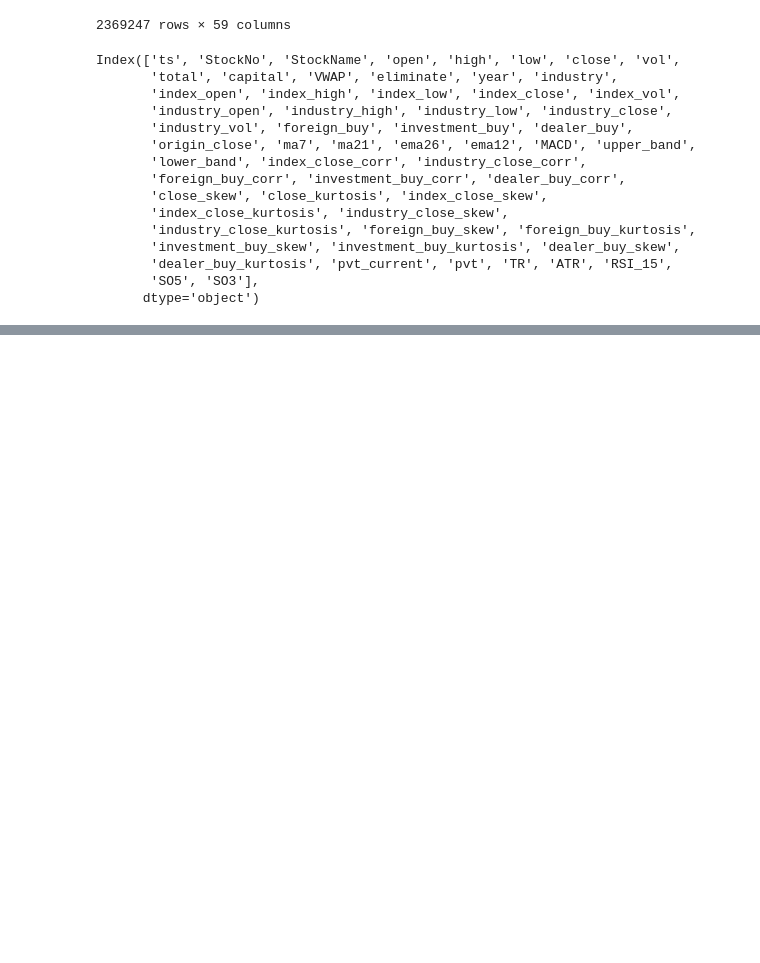
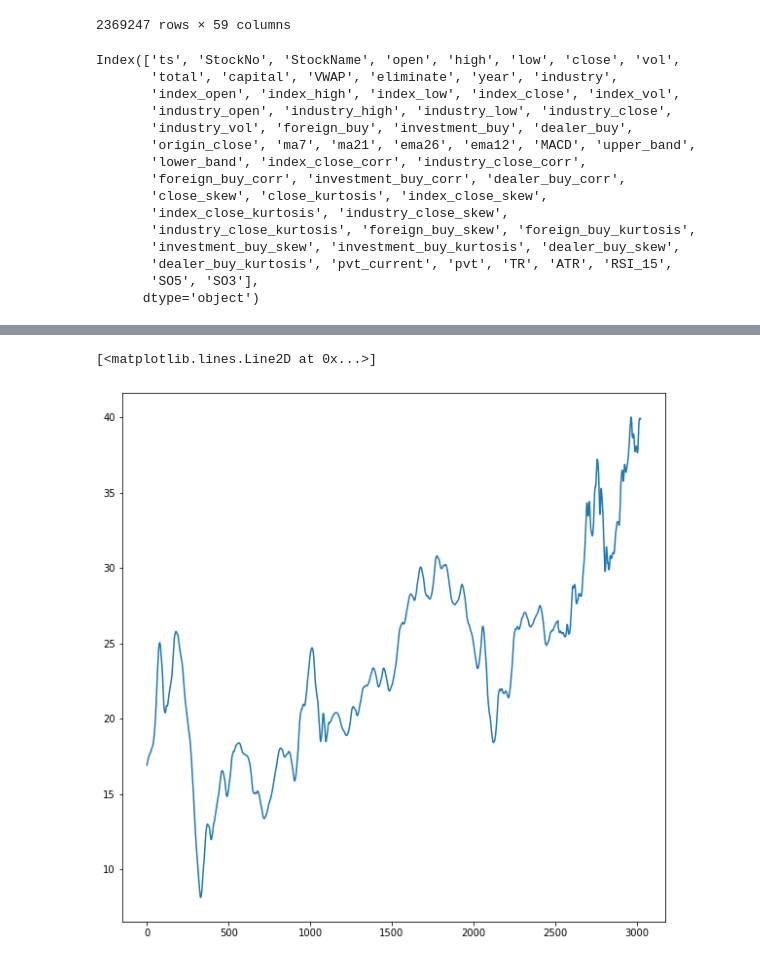
Before and after one commit to datateams0982/Inventory_Check, a Jupyter notebook: FeatureEngineering/Feature_Engineering.ipynb, the cells around one changed output, grey strips where cells are left out. Saved outputs shown, nothing was run; the diff lists cells and outputs as text; code cells hidden in the pictures; blank space fills up the shorter version.

```diff
--- a/FeatureEngineering/Feature_Engineering.ipynb
+++ b/FeatureEngineering/Feature_Engineering.ipynb
@@ -83,0 +111,6 @@ df.to_csv('D:\\庫存健診開發\\data\\processed\\TWSE_Stock_feature.csv', ind
+# %%
+plt.figure(figsize=(10,10))
+plt.plot(df[df.StockNo == '1101']['close'].reset_index(drop=True))
+# %% [output]
+[<matplotlib.lines.Line2D at 0x...>]
+[figure, added]
```
Also changed, not shown: parts of 4 cells of this notebook, 15 other files.
